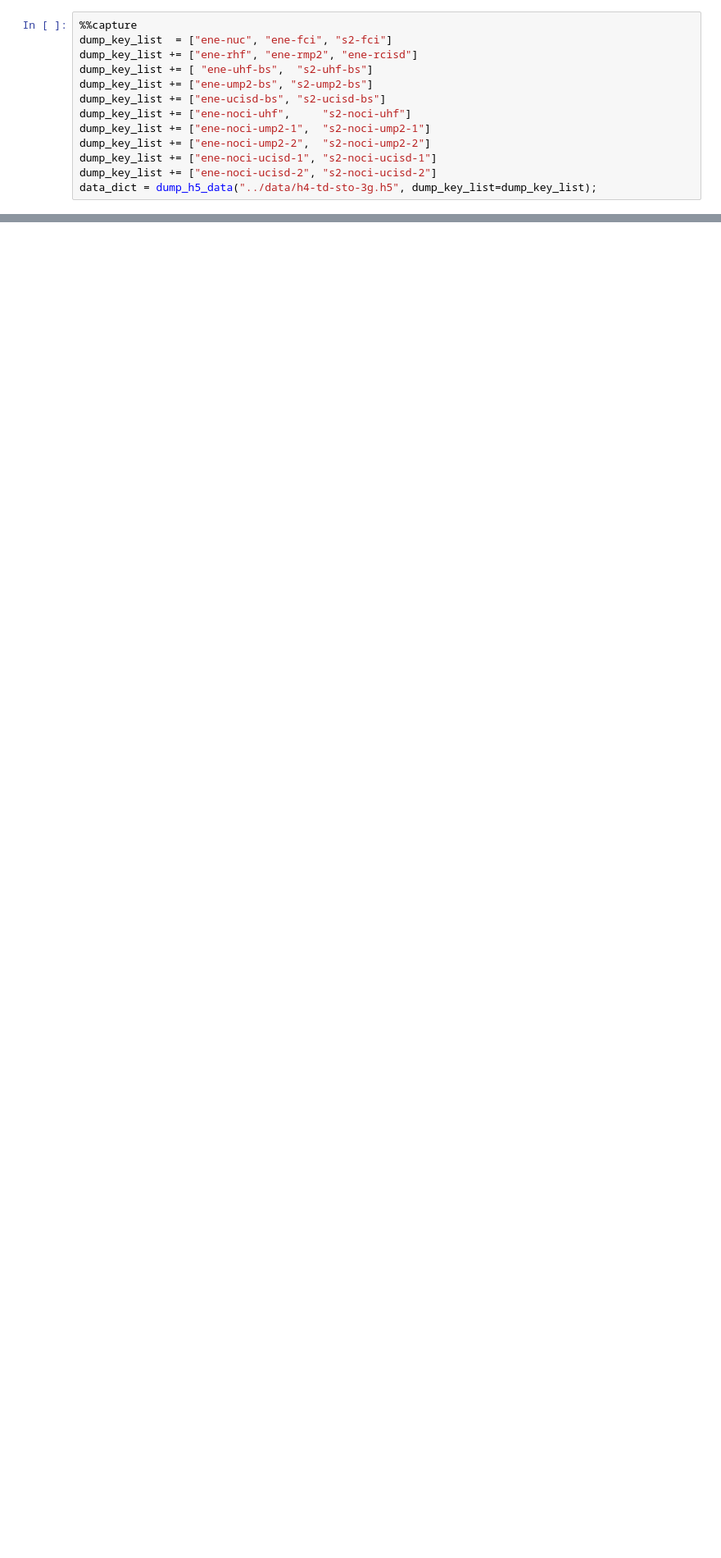
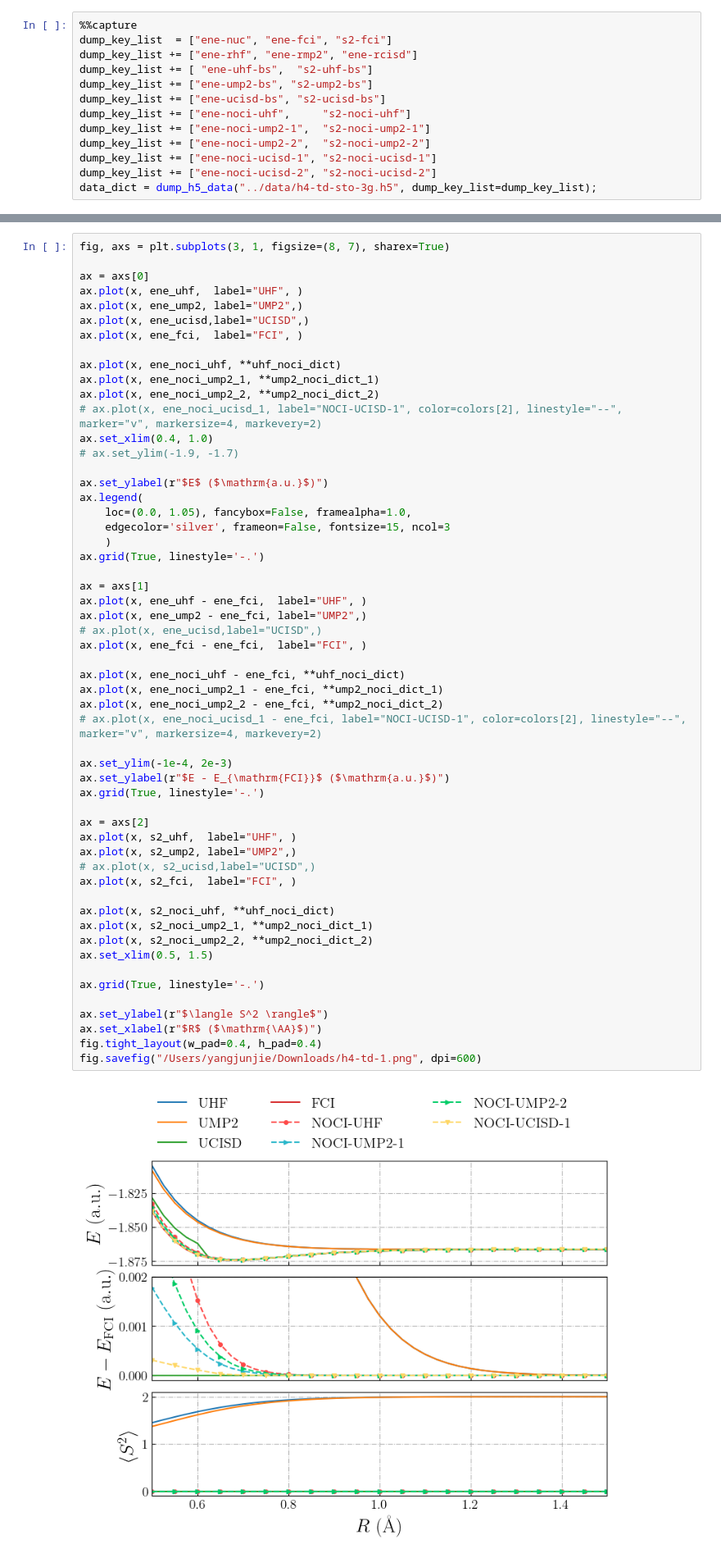
Before and after one commit to yangdatou/bs-uhf, a Jupyter notebook: work/plot/h4-td.ipynb, the cells around one changed output, grey strips where cells are left out. Shown at 82% size. Cells and saved outputs as stored; diff of their text form; blank space fills up the shorter version.

```diff
--- a/work/plot/h4-td.ipynb
+++ b/work/plot/h4-td.ipynb
@@ -173,0 +168,57 @@ fig.savefig("/Users/yangjunjie/Downloads/h4-td-bs-noci-uhf.png", dpi=600)
+# %%
+fig, axs = plt.subplots(3, 1, figsize=(8, 7), sharex=True)
+
+ax = axs[0]
+ax.plot(x, ene_uhf,  label="UHF", )
+ax.plot(x, ene_ump2, label="UMP2",)
+ax.plot(x, ene_ucisd,label="UCISD",)
+ax.plot(x, ene_fci,  label="FCI", )
+
+ax.plot(x, ene_noci_uhf, **uhf_noci_dict)
+ax.plot(x, ene_noci_ump2_1, **ump2_noci_dict_1)
+ax.plot(x, ene_noci_ump2_2, **ump2_noci_dict_2)
+# ax.plot(x, ene_noci_ucisd_1, label="NOCI-UCISD-1", color=colors[2], linestyle="--", marker="v", markersize=4, markevery=2)
+ax.set_xlim(0.4, 1.0)
+# ax.set_ylim(-1.9, -1.7)
+
+ax.set_ylabel(r"$E$ ($\mathrm{a.u.}$)")
+ax.legend(
+    loc=(0.0, 1.05), fancybox=False, framealpha=1.0,
+    edgecolor='silver', frameon=False, fontsize=15, ncol=3
+    )
+ax.grid(True, linestyle='-.')
+
+ax = axs[1]
+ax.plot(x, ene_uhf - ene_fci,  label="UHF", )
+ax.plot(x, ene_ump2 - ene_fci, label="UMP2",)
+# ax.plot(x, ene_ucisd,label="UCISD",)
+ax.plot(x, ene_fci - ene_fci,  label="FCI", )
+
+ax.plot(x, ene_noci_uhf - ene_fci, **uhf_noci_dict)
+ax.plot(x, ene_noci_ump2_1 - ene_fci, **ump2_noci_dict_1)
+ax.plot(x, ene_noci_ump2_2 - ene_fci, **ump2_noci_dict_2)
+# ax.plot(x, ene_noci_ucisd_1 - ene_fci, label="NOCI-UCISD-1", color=colors[2], linestyle="--", marker="v", markersize=4, markevery=2)
+
+ax.set_ylim(-1e-4, 2e-3)
+ax.set_ylabel(r"$E - E_{\mathrm{FCI}}$ ($\mathrm{a.u.}$)")
+ax.grid(True, linestyle='-.')
+
+ax = axs[2]
+ax.plot(x, s2_uhf,  label="UHF", )
+ax.plot(x, s2_ump2, label="UMP2",)
+# ax.plot(x, s2_ucisd,label="UCISD",)
+ax.plot(x, s2_fci,  label="FCI", )
+
+ax.plot(x, s2_noci_uhf, **uhf_noci_dict)
+ax.plot(x, s2_noci_ump2_1, **ump2_noci_dict_1)
+ax.plot(x, s2_noci_ump2_2, **ump2_noci_dict_2)
+ax.set_xlim(0.5, 1.5)
+
+ax.grid(True, linestyle='-.')
+
+ax.set_ylabel(r"$\langle S^2 \rangle$")
+ax.set_xlabel(r"$R$ ($\mathrm{\AA}$)")
+fig.tight_layout(w_pad=0.4, h_pad=0.4)
+fig.savefig("/Users/yangjunjie/Downloads/h4-td-1.png", dpi=600)
+# %% [output]
+[figure, added]
```
Also changed, not shown: parts of 2 cells of this notebook.
